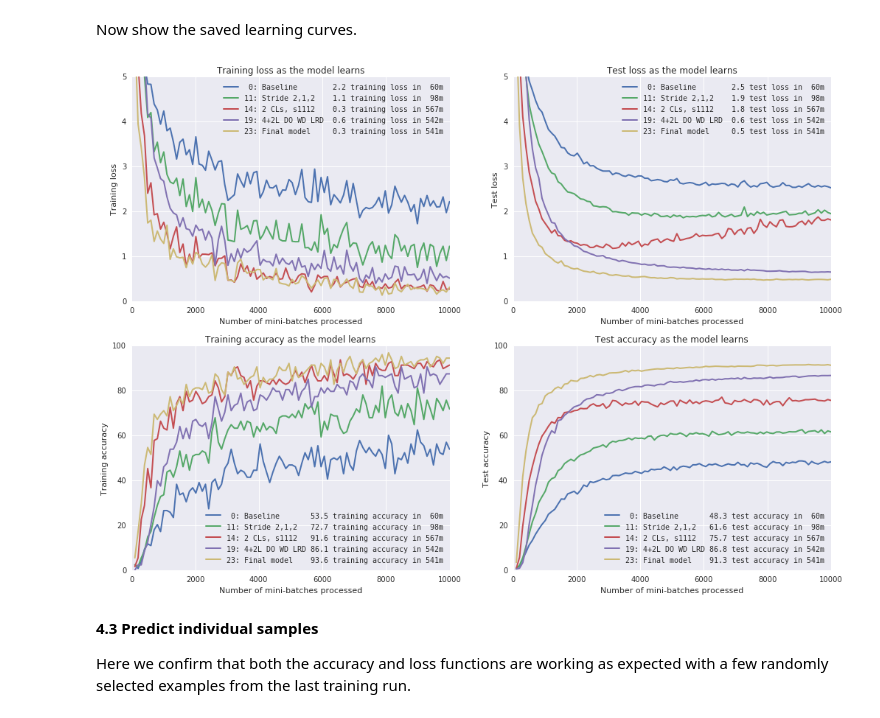
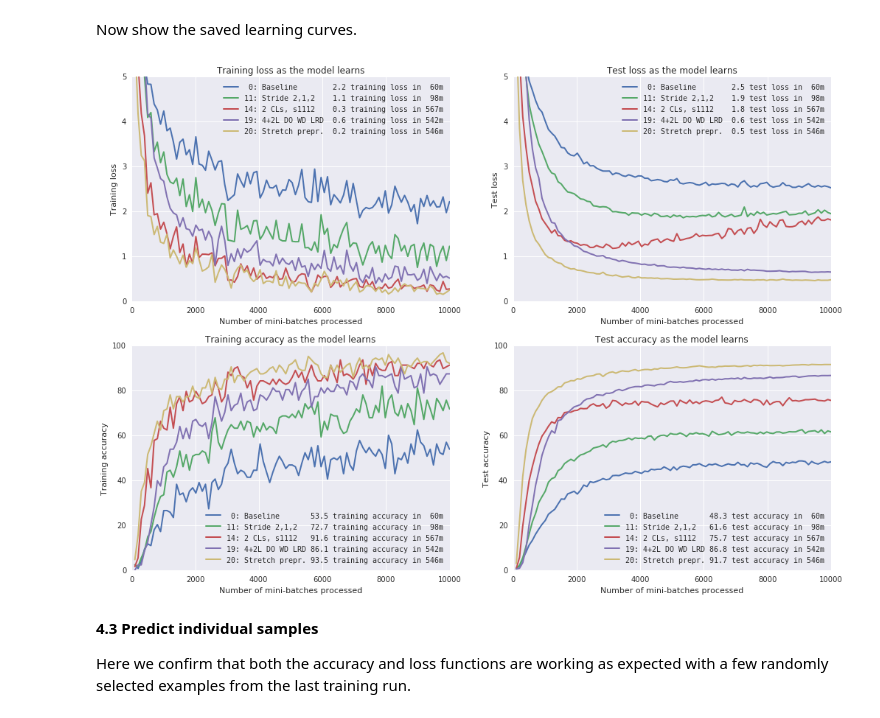
Before and after one commit to Steve-On-GitHub/recognise-streetview-digits, a Jupyter notebook: 4 Performance and visualisation.ipynb, the cells around one changed output. Cells and saved outputs as stored; diff of their text form; code cells hidden in the pictures.

```diff
--- a/4 Performance and visualisation.ipynb
+++ b/4 Performance and visualisation.ipynb
@@ -184,35 +184,35 @@ def run_text_short(results, metric_text, k):
   return '{:>2d}: {:<14} {:>4.1f}{} {} in {:>3.0f}m'.format(
     i, params[-1], metric, maybe_percent, metric_text[k].lower(), run_time/60)
 
 def plot_learning_chart(results_data, smoothing, xlim, ylim, label_flag):
   metric_text = ['Training loss', 'Test loss', 'Training accuracy', 'Test accuracy']
   metric_locs = [1,1,4,4]
   ylims       = [(0,5)]*2 + [(0,100)]*2
   xlims       = None
   fig, ax_list = plt.subplots(2,2, figsize=(17,12))
   fontP = FontProperties()
   fontP.set_size(10)
   fontP.set_family('monospace')
   for k, ax in enumerate(ax_list.flat):
     for results in results_data:
       i, params, long_text, learning_log, test_accuracy, run_time, _ = results
       label = run_text_short(results, metric_text, k) if params[-1] is not None and label_flag != "Full" else long_text
       ax.plot(*smooth(learning_log[:,0], learning_log[:,k+1],smoothing), label=label ,linewidth=2)
     ax.set_title(metric_text[k] + ' as the model learns')
     ax.set_xlabel("Number of mini-batches processed")
     ax.set_ylabel(metric_text[k])
     if ylims is not None: ax.set_ylim(*ylims[k])
     if xlims is not None: ax.set_xlim(*xlims[k])
     ax.legend(loc = metric_locs[k], prop = fontP)
   plt.show()
 
-plot_learning_chart([results_log[n] for n in [0, 11, 14, 19, 23]], smoothing=1, xlim=None, ylim=None, label_flag = "")
+plot_learning_chart([results_log[n] for n in [0, 11, 14, 19, 20]], smoothing=1, xlim=None, ylim=None, label_flag = "")
 # plot_learning_chart(results_log[-10:], smoothing=5, xlim=None, ylim=None, label_flag = "")
 # plot_learning_chart([results_log[0]], smoothing=1, xlim=None, ylim=None, label_flag = "")
 # to get the top 10 -
 # plot_learning_chart(sorted(results_log, key = lambda x: x[4])[-10:], smoothing=40, xlim=None, ylim=(75,85), label_flag = "Full")
 # %% [output]
-[figure, old version]
+[figure, new version]
 # %% [markdown]
 **4.3 Predict individual samples**
 
```
Also changed, not shown: parts of 3 cells of this notebook, 1 other file.
